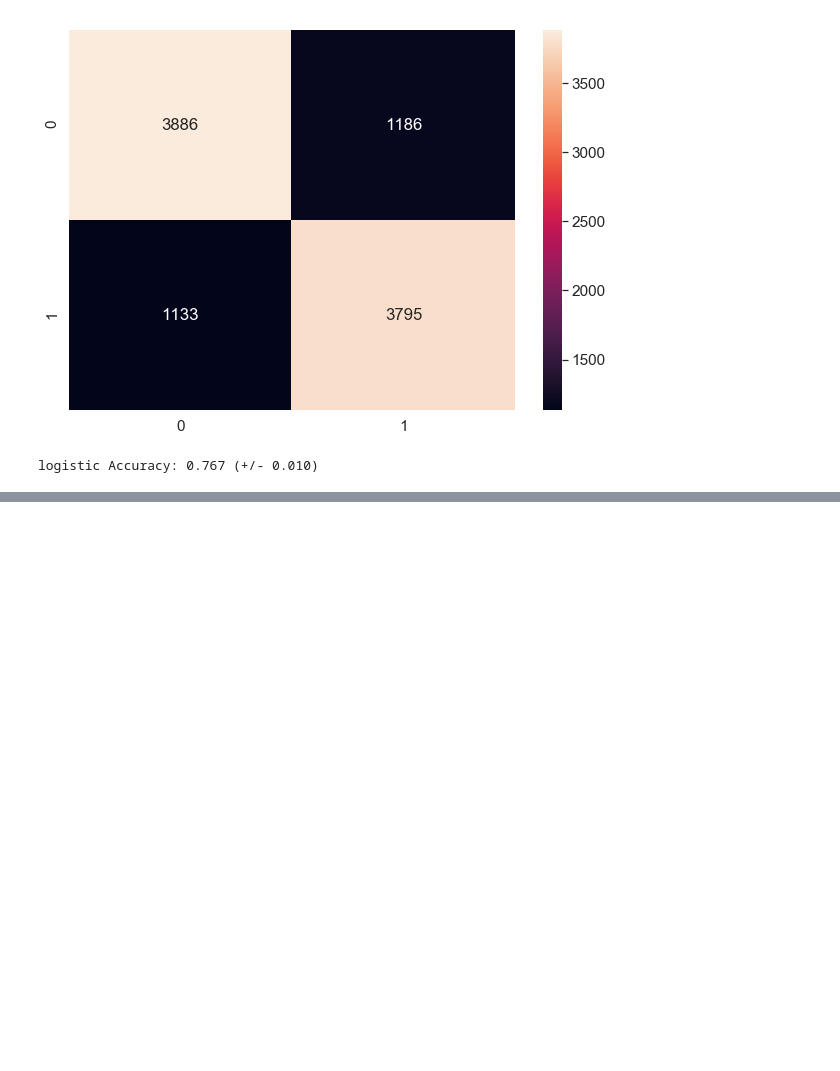
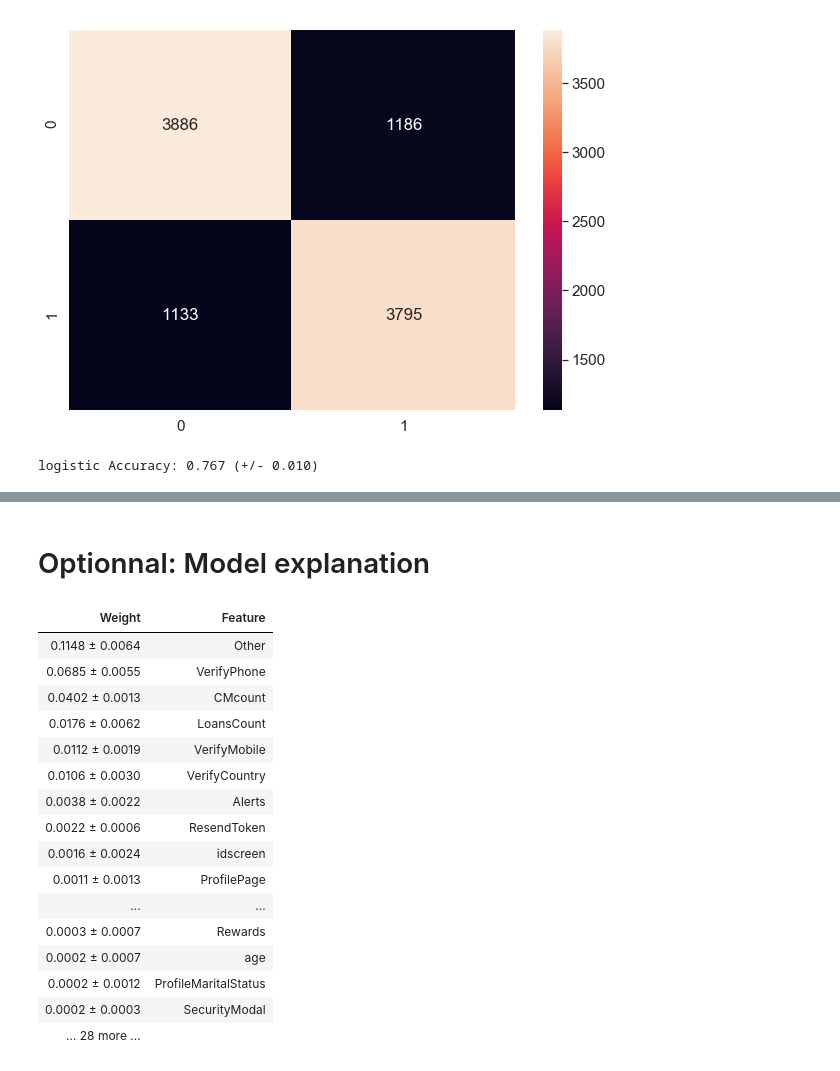
Before and after one commit to Membrik/subsusers_predict, a Jupyter notebook: 4. Analysis&Modelling/model.ipynb, the cells around one changed output, grey strips where cells are left out. Cells and saved outputs as stored; diff of their text form; code cells hidden in the pictures; blank space fills up the shorter version.

```diff
--- a/4. Analysis&Modelling/model.ipynb
+++ b/4. Analysis&Modelling/model.ipynb
@@ -138,0 +159,27 @@ logistic Accuracy: 0.767 (+/- 0.010)
+# %% [markdown]
+# Optionnal: Model explanation
+# %%
+# Permutation importance
+import eli5
+from eli5.sklearn import PermutationImportance
+
+perm = PermutationImportance(clf, random_state=1).fit(X_test, y_test)
+eli5.show_weights(perm, feature_names = X_test.columns.tolist())
+# %% [output]
+| Weight | Feature |
+| 0.1148 ± 0.0064 | Other |
+| 0.0685 ± 0.0055 | VerifyPhone |
+| 0.0402 ± 0.0013 | CMcount |
+| 0.0176 ± 0.0062 | LoansCount |
+| 0.0112 ± 0.0019 | VerifyMobile |
+| 0.0106 ± 0.0030 | VerifyCountry |
+| 0.0038 ± 0.0022 | Alerts |
+| 0.0022 ± 0.0006 | ResendToken |
+| 0.0016 ± 0.0024 | idscreen |
+| 0.0011 ± 0.0013 | ProfilePage |
+| ... | ... |
+| 0.0003 ± 0.0007 | Rewards |
+| 0.0002 ± 0.0007 | age |
+| 0.0002 ± 0.0012 | ProfileMaritalStatus |
+| 0.0002 ± 0.0003 | SecurityModal |
+| … 28 more … |  |
```
Also changed, not shown: parts of 8 cells of this notebook.
